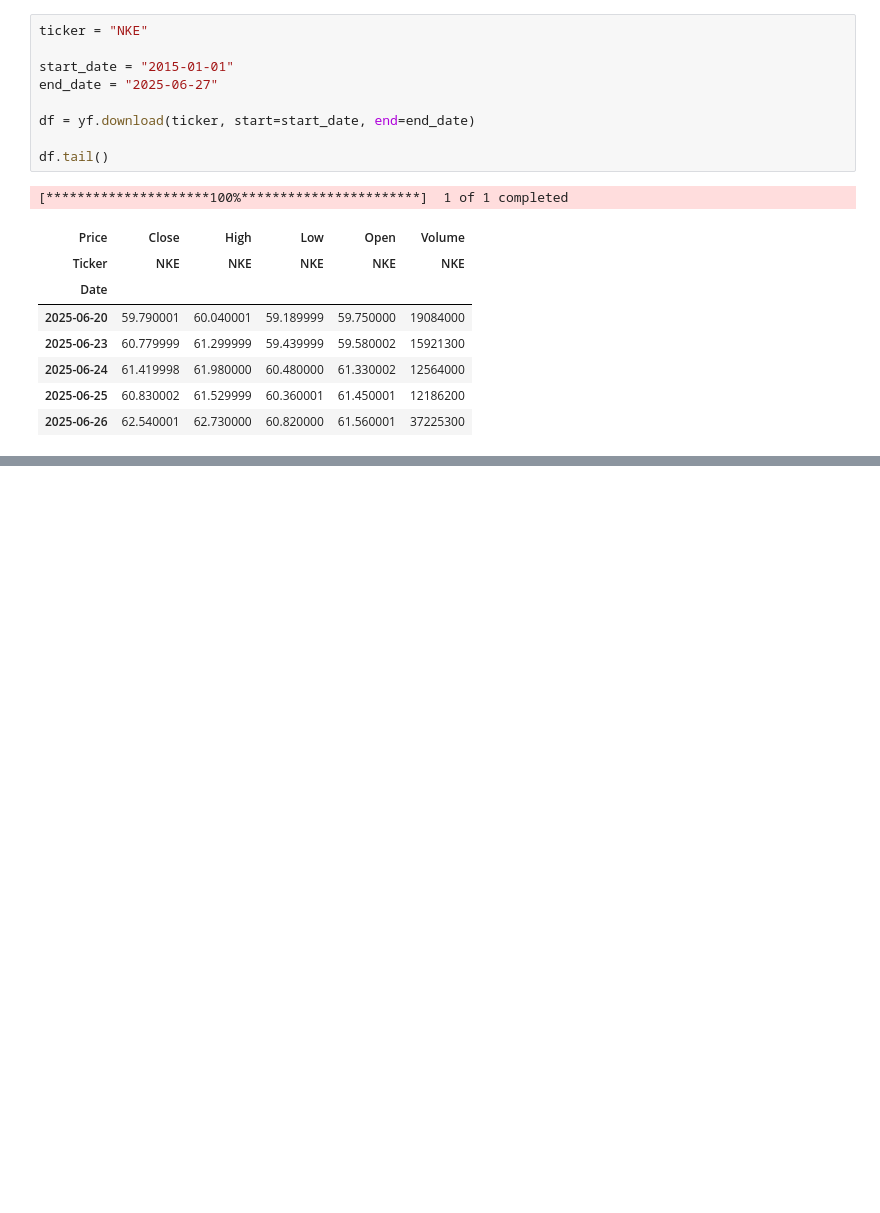
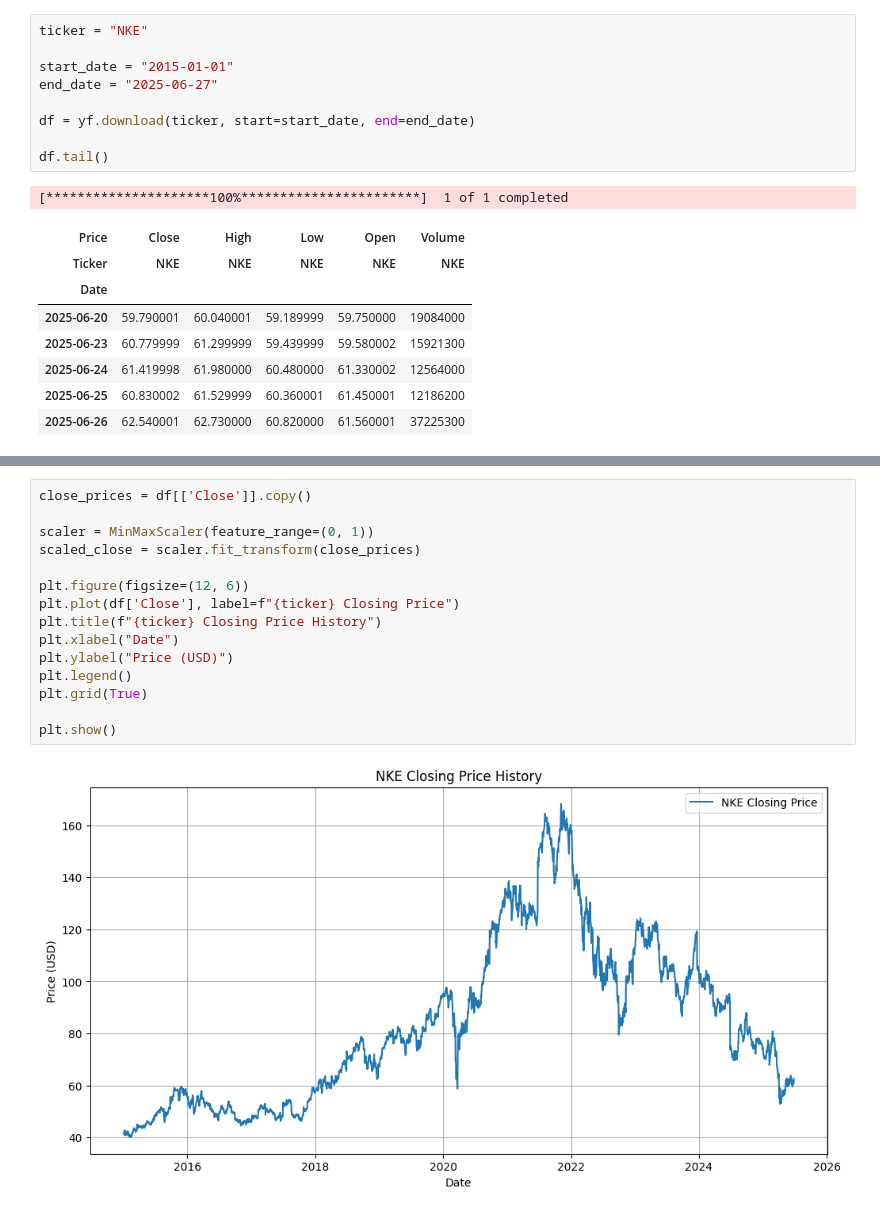
Before and after one commit to 087narain/Finance-project, a Jupyter notebook: main.ipynb, the cells around one changed output, grey strips where cells are left out. Cells and saved outputs as stored; diff of their text form; blank space fills up the shorter version.

```diff
--- a/main.ipynb
+++ b/main.ipynb
@@ -50,0 +56,17 @@ plt.show()
+# %%
+close_prices = df[['Close']].copy()
+
+scaler = MinMaxScaler(feature_range=(0, 1))
+scaled_close = scaler.fit_transform(close_prices)
+
+plt.figure(figsize=(12, 6))
+plt.plot(df['Close'], label=f"{ticker} Closing Price")
+plt.title(f"{ticker} Closing Price History")
+plt.xlabel("Date")
+plt.ylabel("Price (USD)")
+plt.legend()
+plt.grid(True)
+
+plt.show()
+# %% [output]
+[figure, added]
```
Also changed, not shown: parts of 4 cells of this notebook.
